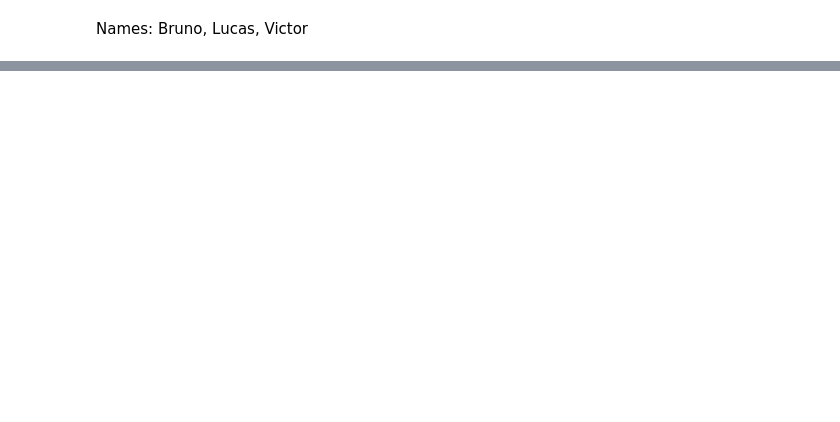
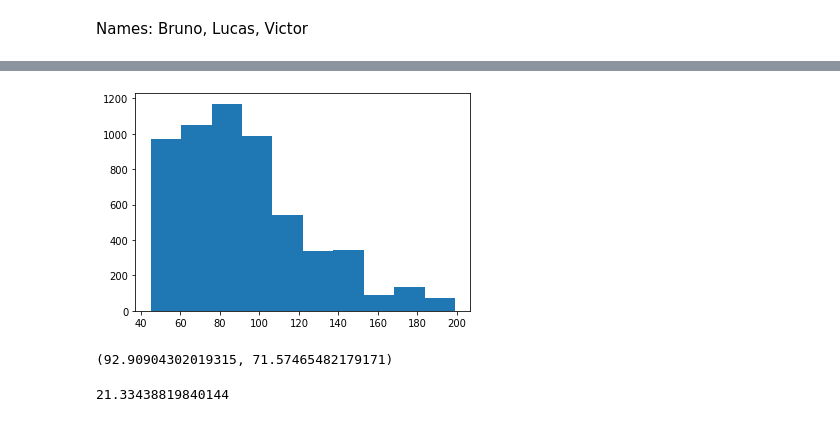
Before and after one commit to LucasPMM/Airbnb_Data_Analysis, a Jupyter notebook: Airbnb Analyzes.ipynb, the cells around one changed output, grey strips where cells are left out. Drawn from its saved outputs; the diff is of its cells as text; code cells hidden in the pictures; blank space fills up the shorter version.

```diff
--- a/Airbnb Analyzes.ipynb
+++ b/Airbnb Analyzes.ipynb
@@ -40,3 +40,25 @@ fig.add_layer(gmaps.heatmap_layer(locations))
 fig
 # %% [output]
 [interactive output not drawn]
+# %%
+df = df.dropna()
+df = df[
+    (df['room_type'] == 'Private room') \
+    & (df['number_of_reviews'] > 0) \
+    & (df['price'] < 200) \
+    & (df['price'] > 44)
+]
+
+manhattan = df[df['neighbourhood_group'] == 'Manhattan']
+brooklyn = df[df['neighbourhood_group'] == 'Brooklyn']
+
+
+plt.hist(manhattan['price'])
+manhattan.describe()
+
+#plt.hist(brooklyn['price'])
+#brooklyn.describe()
+
+
+#plt.scatter(df[harlem]['reviews_per_month'], df[harlem]['price'])
+# %% [output]
@@ -42,0 +74,11 @@ fig
+[figure, added]
+# %%
+filtro = df['neighbourhood_group'] == 'Manhattan'
+df[filtro]['price'].mean(), df[~filtro]['price'].mean()
+# %% [output]
+(92.90904302019315, 71.57465482179171)
+# %%
+t_obs = df[filtro]['price'].mean() - df[~filtro]['price'].mean()
+t_obs
+# %% [output]
+21.33438819840144
```
Also changed, not shown: parts of 3 cells of this notebook.
